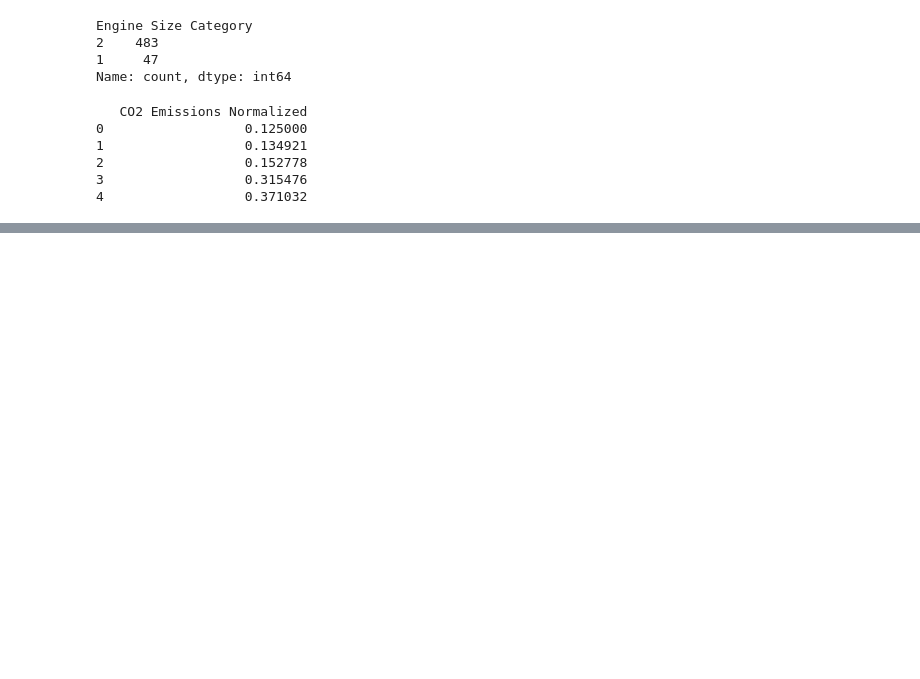
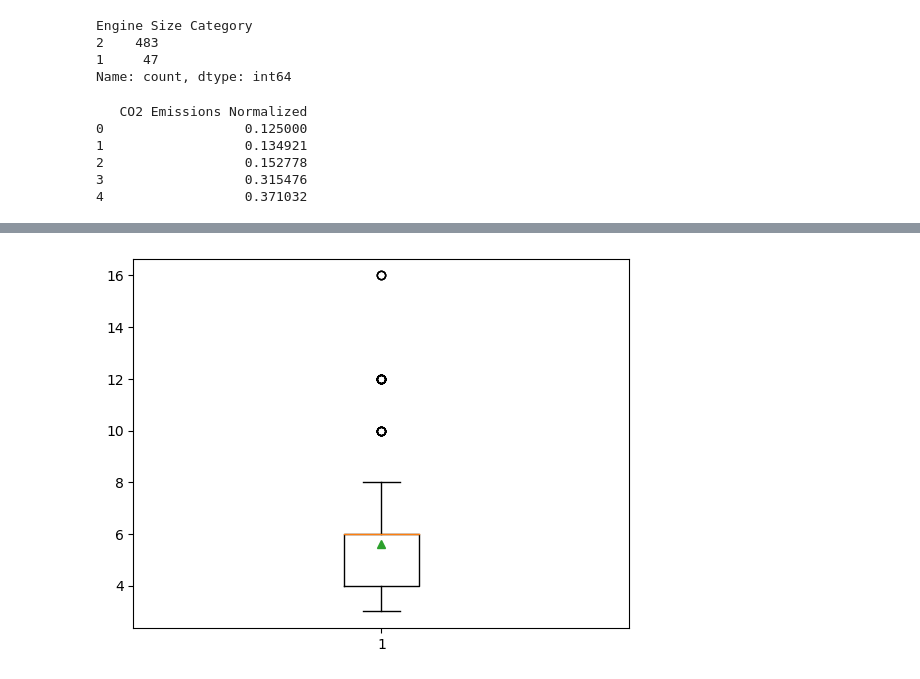
Before and after one commit to ErionaOsaj/fuel-consumption-ratings-2023, a Jupyter notebook: DataPreprocessing.ipynb, the cells around one changed output, grey strips where cells are left out. Drawn from its saved outputs; the diff is of its cells as text; code cells hidden in the pictures; blank space fills up the shorter version.

```diff
--- a/DataPreprocessing.ipynb
+++ b/DataPreprocessing.ipynb
@@ -680,0 +743,4 @@ print(dataset_transformed[['CO2 Emissions Normalized']].head())
+# %%
+bp = plt.boxplot(dataset['Cylinders'],showmeans=True)  #left-skewed (negatively skewed)
+# %% [output]
+[figure, added]
```
Also changed, not shown: parts of 7 cells of this notebook.
